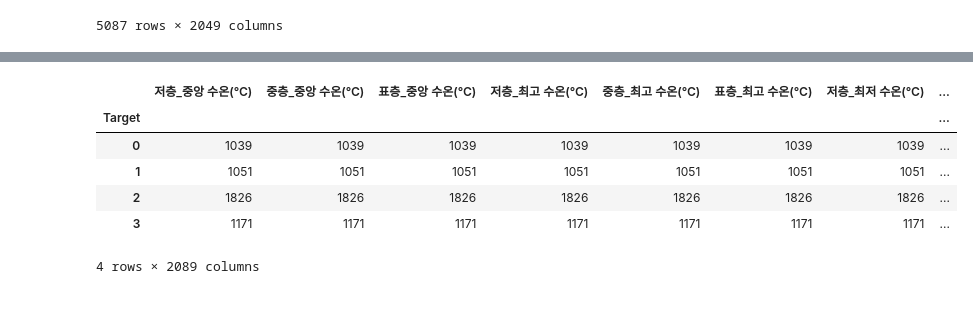
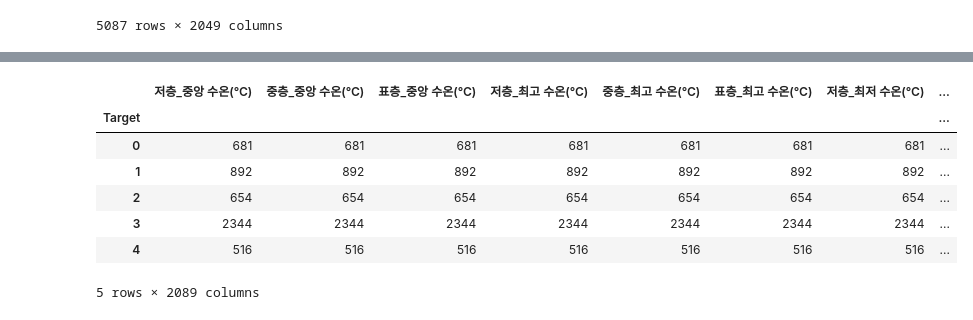
Before and after one commit to GUKHOJeong/Ocean_Project, a Jupyter notebook: data/Data_merge.ipynb, the cells around one changed output, grey strips where cells are left out. Saved outputs shown, nothing was run; the diff lists cells and outputs as text; code cells hidden in the pictures.

```diff
--- a/data/Data_merge.ipynb
+++ b/data/Data_merge.ipynb
@@ -296,8 +328,14 @@ ToTal_image_df
+# %%
+data_s = data.copy()
+# %%
+## 하이   ### 여기에요욤ㄹㅇ료묜ㅇ료냐래ㅛㄴㅁㄹㅇ
+scaler = MinMaxScaler()
+data_s[col] = scaler.fit_transform(data_s[col])
 # %%
 inertia = []
 for n_clusters in range(1,30):
     kmeans = KMeans(n_clusters=n_clusters, init='k-means++', max_iter=300, n_init=10, random_state=0)
-    kmeans.fit(ToTal_image_df)
+    kmeans.fit(data_s)
     inertia.append(kmeans.inertia_)
 # %%
 plt.plot(range(1, 30), inertia)
@@ -340,13 +378,14 @@ For n_clusters = 9, the average silhouette_score is : 0.082
 # %%
-kmeans = KMeans(n_clusters=4, random_state=42)
-ToTal_image_df['Target'] = kmeans.fit_predict(ToTal_image_df)
+kmeans = KMeans(n_clusters=5, init='k-means++', max_iter=300, n_init=10, random_state=0)
+data['Target'] = kmeans.fit_predict(data_s)
 # %%
-ToTal_image_df.groupby('Target').count()
+data.groupby('Target').count()
 # %% [output]
 |  | 저층_중앙 수온(℃) | 중층_중앙 수온(℃) | 표층_중앙 수온(℃) | 저층_최고 수온(℃) | 중층_최고 수온(℃) | 표층_최고 수온(℃) | 저층_최저 수온(℃) | ... |
 | Target |  |  |  |  |  |  |  | ... |
-| 0 | 1039 | 1039 | 1039 | 1039 | 1039 | 1039 | 1039 | ... |
-| 1 | 1051 | 1051 | 1051 | 1051 | 1051 | 1051 | 1051 | ... |
-| 2 | 1826 | 1826 | 1826 | 1826 | 1826 | 1826 | 1826 | ... |
-| 3 | 1171 | 1171 | 1171 | 1171 | 1171 | 1171 | 1171 | ... |
+| 0 | 681 | 681 | 681 | 681 | 681 | 681 | 681 | ... |
+| 1 | 892 | 892 | 892 | 892 | 892 | 892 | 892 | ... |
+| 2 | 654 | 654 | 654 | 654 | 654 | 654 | 654 | ... |
+| 3 | 2344 | 2344 | 2344 | 2344 | 2344 | 2344 | 2344 | ... |
+| 4 | 516 | 516 | 516 | 516 | 516 | 516 | 516 | ... |
-4 rows × 2089 columns
+5 rows × 2089 columns
```
Also changed, not shown: parts of 16 cells of this notebook, 4 other files.
